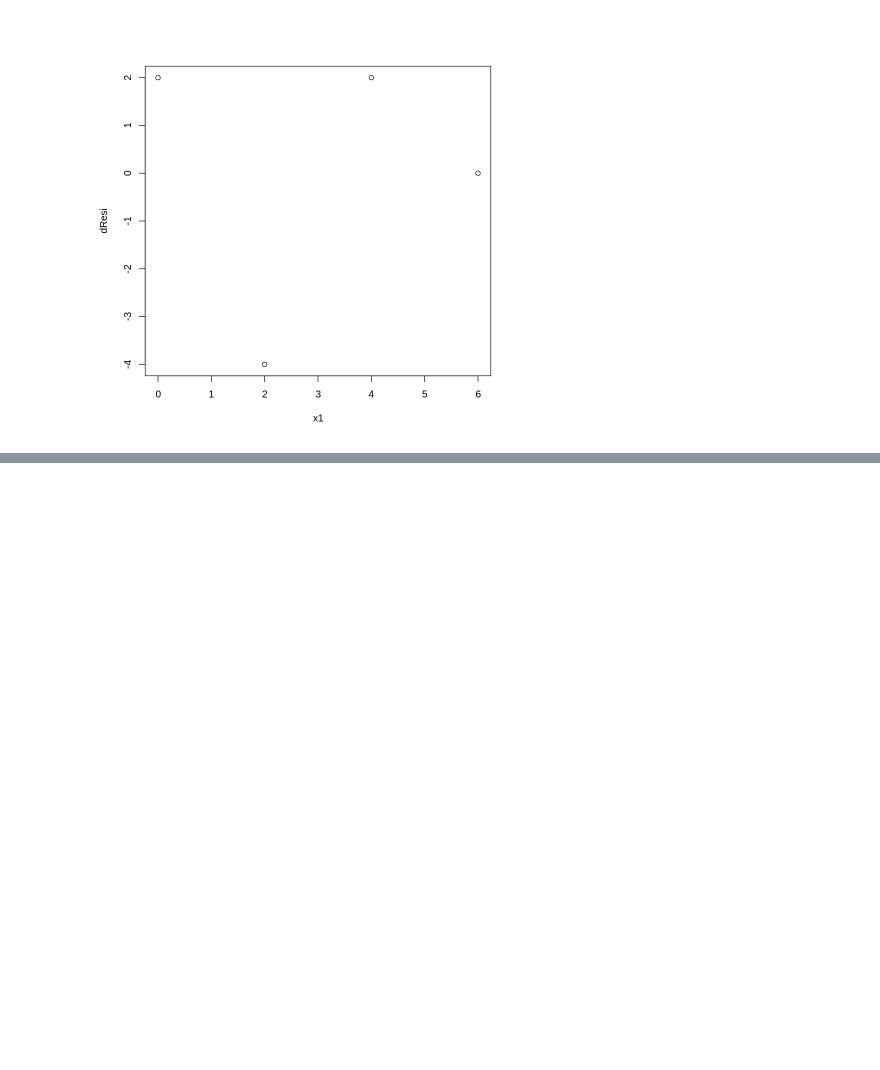
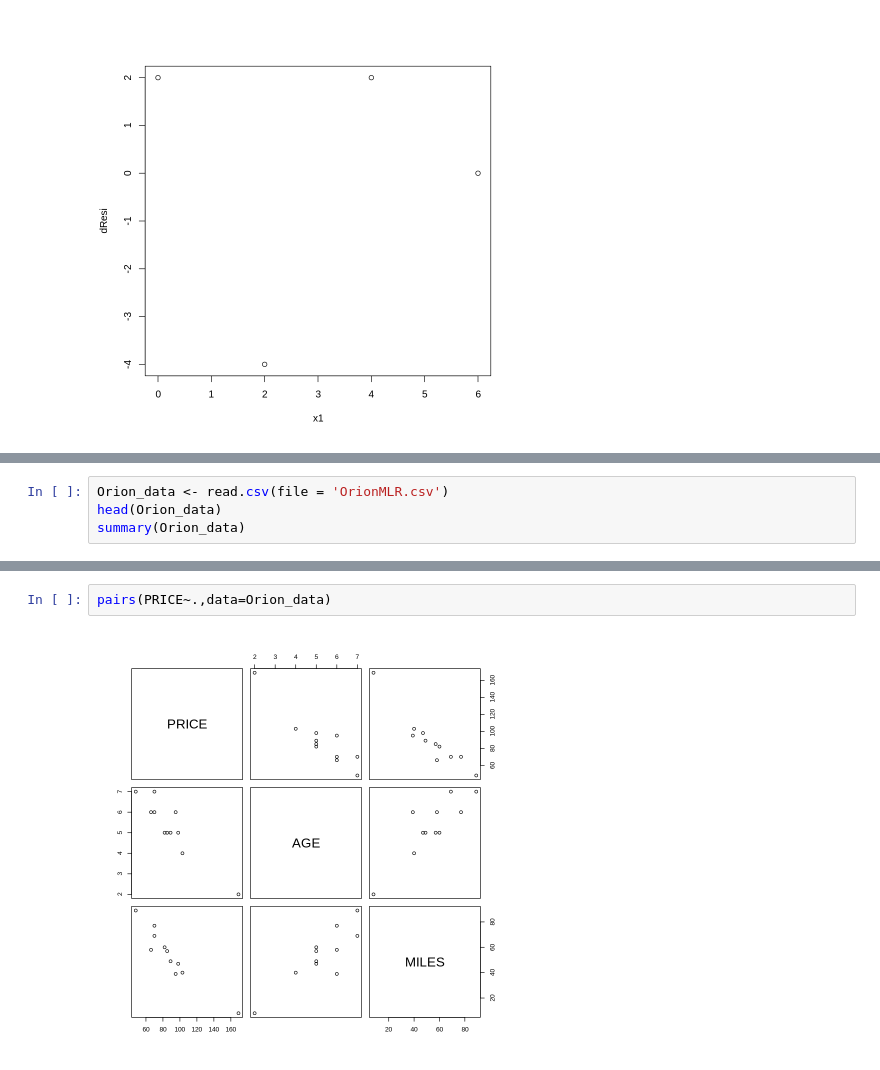
Before and after one commit to VindaShinde/R-Projects, a Jupyter notebook: Stats_Practice_.ipynb, the cells around one changed output, grey strips where cells are left out. Cells and saved outputs as stored; diff of their text form; blank space fills up the shorter version.

```diff
--- a/Stats_Practice_.ipynb
+++ b/Stats_Practice_.ipynb
@@ -327,0 +330,4 @@ plot(x1,dResi) #Residual plot
+# %%
+Orion_data <- read.csv(file = 'OrionMLR.csv')
+head(Orion_data)
+summary(Orion_data)
@@ -327,0 +351,4 @@ plot(x1,dResi) #Residual plot
+# %%
+pairs(PRICE~.,data=Orion_data)
+# %% [output]
+[figure, added]
```
Also changed, not shown: parts of 6 cells of this notebook.
